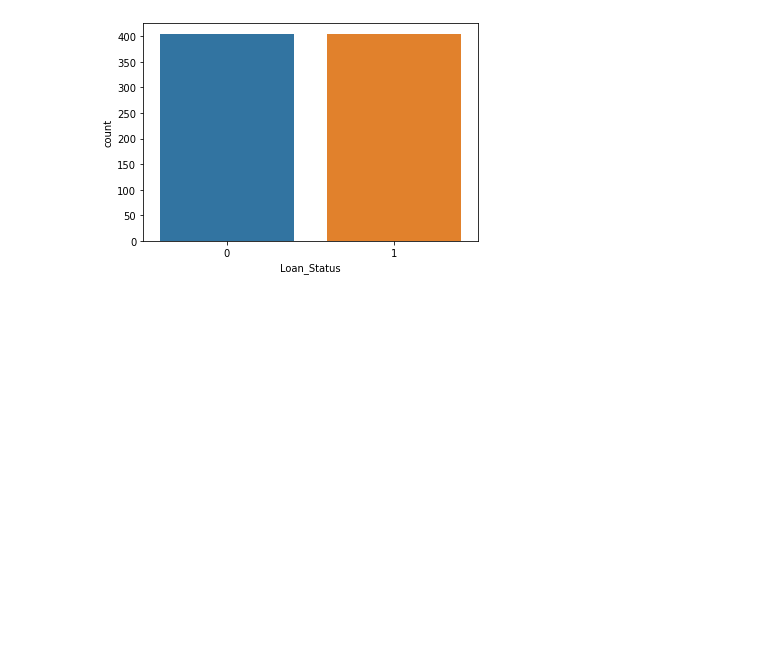
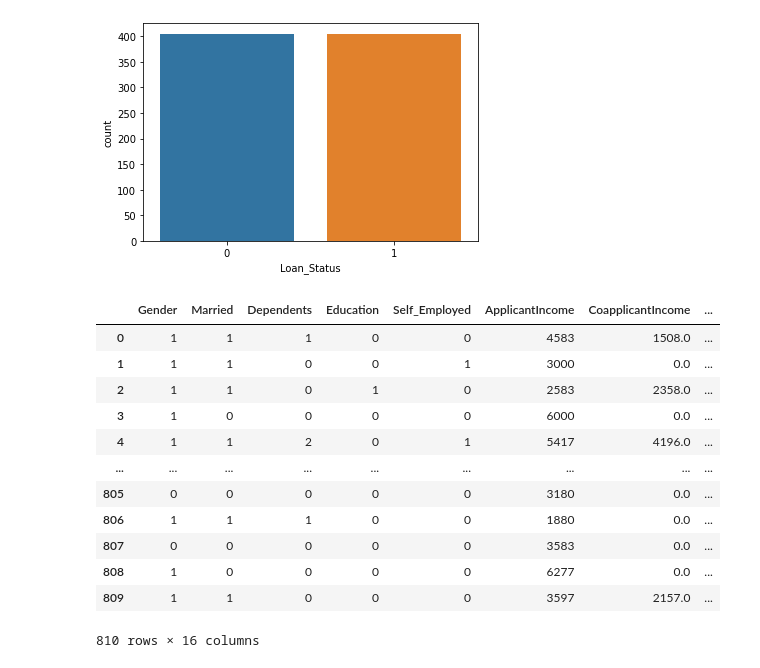
Before and after one commit to Gfeuillas/finance_project, a Jupyter notebook: Projet_Finance_Guillaume.ipynb, the cells around one changed output. Saved outputs shown, nothing was run; the diff lists cells and outputs as text; code cells hidden in the pictures; blank space fills up the shorter version.

```diff
--- a/Projet_Finance_Guillaume.ipynb
+++ b/Projet_Finance_Guillaume.ipynb
@@ -1997,3 +2003,32 @@ sns.countplot(df_catnum_smote['Loan_Status'])
 [figure]
 # %%
 #Evidement on ne peut pas appliquer cette algo sur notre df cleaned car il a encore des variables non numérique.
+# %%
+df_catnum_over=df_catnum2.copy()
+df_encoded_over=df_encoded2.copy()
+df_cleaned_over=df_cleaned2.copy()
+ovr = RandomOverSampler()
+# %%
+
+df_catnum_over, y_cat = ovr.fit_sample(df_catnum_over.iloc[:, 0:-1], df_catnum_over['Loan_Status'])
+df_encoded_over, y_en = ovr.fit_sample(df_encoded_over.iloc[:, 0:-1], df_encoded_over['Loan_Status'])
+df_cleaned_over, y_cl = ovr.fit_sample(df_cleaned_over.iloc[:, 0:-1], df_cleaned_over['Loan_Status'])
+df_cleaned_over['Loan_Status']=y_cl
+df_encoded_over['Loan_Status']=y_en
+df_catnum_over['Loan_Status']=y_cat
+# %%
+df_catnum_over
+# %% [output]
+|  | Gender | Married | Dependents | Education | Self_Employed | ApplicantIncome | CoapplicantIncome | ... |
+| 0 | 1 | 1 | 1 | 0 | 0 | 4583 | 1508.0 | ... |
+| 1 | 1 | 1 | 0 | 0 | 1 | 3000 | 0.0 | ... |
+| 2 | 1 | 1 | 0 | 1 | 0 | 2583 | 2358.0 | ... |
+| 3 | 1 | 0 | 0 | 0 | 0 | 6000 | 0.0 | ... |
+| 4 | 1 | 1 | 2 | 0 | 1 | 5417 | 4196.0 | ... |
+| ... | ... | ... | ... | ... | ... | ... | ... | ... |
+| 805 | 0 | 0 | 0 | 0 | 0 | 3180 | 0.0 | ... |
+| 806 | 1 | 1 | 1 | 0 | 0 | 1880 | 0.0 | ... |
+| 807 | 0 | 0 | 0 | 0 | 0 | 3583 | 0.0 | ... |
+| 808 | 1 | 0 | 0 | 0 | 0 | 6277 | 0.0 | ... |
+| 809 | 1 | 1 | 0 | 0 | 0 | 3597 | 2157.0 | ... |
+810 rows × 16 columns
```
Also changed, not shown: parts of 28 cells of this notebook.
